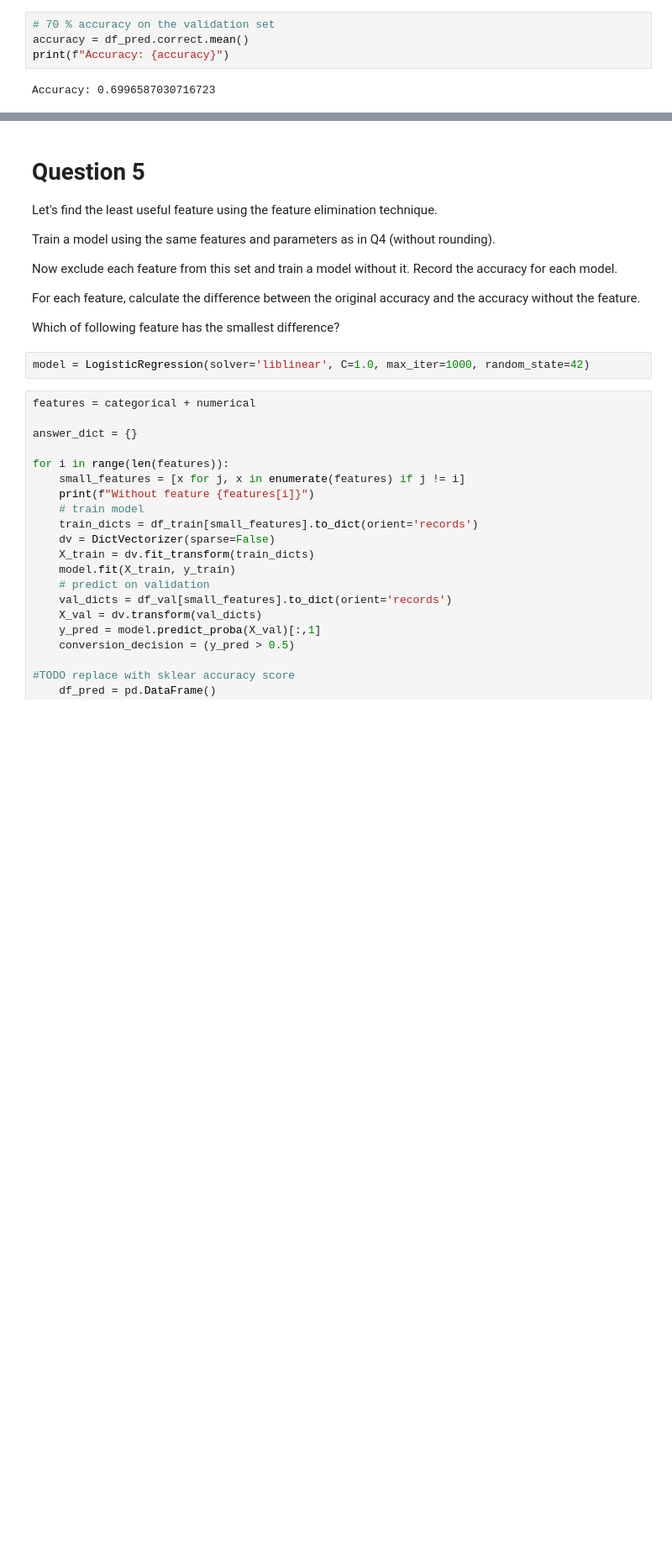
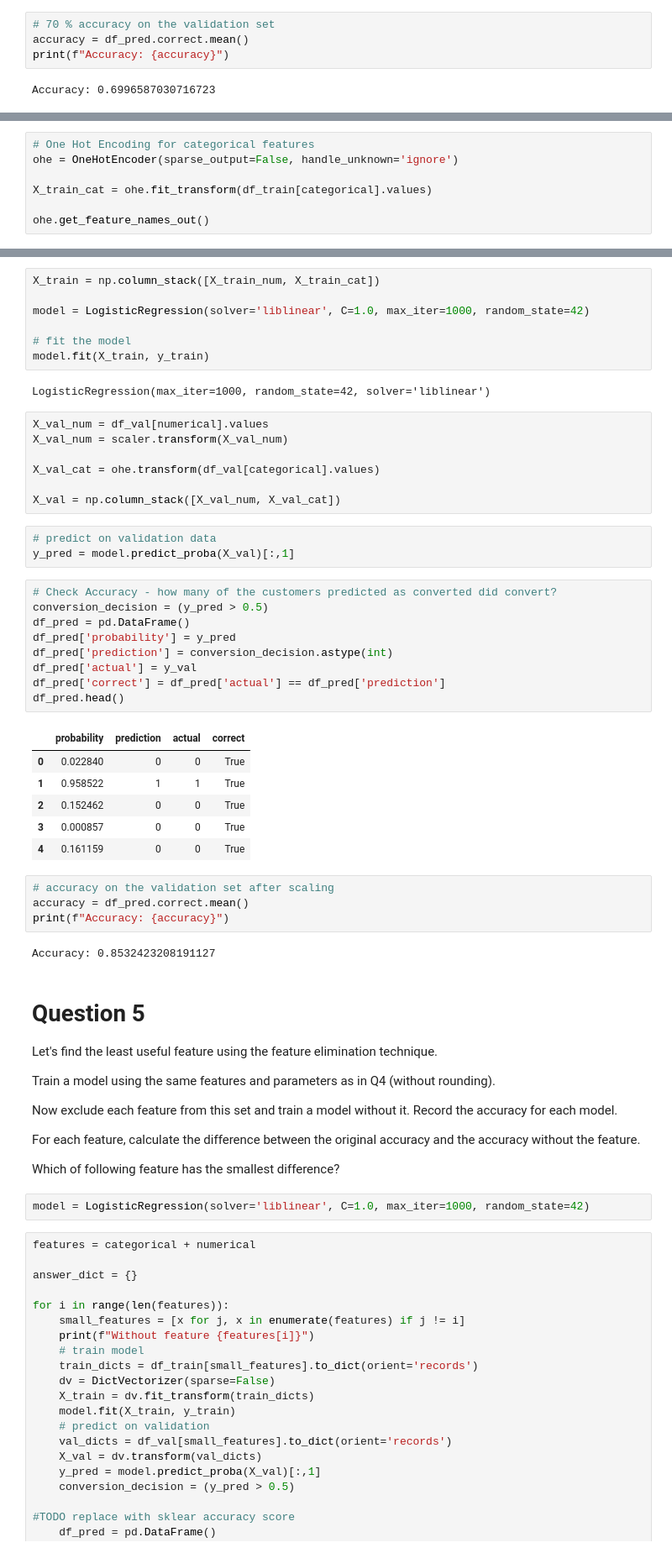
Before and after one commit to jmstache/ml-zoomcamp, a Jupyter notebook: 03-logistic-regression/03-homework.ipynb, the cells around one changed output, grey strips where cells are left out. Shown at 84% size. Saved outputs shown, nothing was run; the diff lists cells and outputs as text; blank space fills up the shorter version.

```diff
--- a/03-logistic-regression/03-homework.ipynb
+++ b/03-logistic-regression/03-homework.ipynb
@@ -288,0 +303,7 @@ Accuracy: 0.6996587030716723
+# %%
+# One Hot Encoding for categorical features
+ohe = OneHotEncoder(sparse_output=False, handle_unknown='ignore')
+
+X_train_cat = ohe.fit_transform(df_train[categorical].values)
+
+ohe.get_feature_names_out()
@@ -289,3 +319,44 @@ Accuracy: 0.6996587030716723
+# %%
+X_train = np.column_stack([X_train_num, X_train_cat])
+
+model = LogisticRegression(solver='liblinear', C=1.0, max_iter=1000, random_state=42)
+
+# fit the model
+model.fit(X_train, y_train)
+# %% [output]
+LogisticRegression(max_iter=1000, random_state=42, solver='liblinear')
+# %%
+X_val_num = df_val[numerical].values
+X_val_num = scaler.transform(X_val_num)
+
+X_val_cat = ohe.transform(df_val[categorical].values)
+
+X_val = np.column_stack([X_val_num, X_val_cat])
+# %%
+# predict on validation data
+y_pred = model.predict_proba(X_val)[:,1]
+# %%
+# Check Accuracy - how many of the customers predicted as converted did convert?
+conversion_decision = (y_pred > 0.5)
+df_pred = pd.DataFrame()
+df_pred['probability'] = y_pred
+df_pred['prediction'] = conversion_decision.astype(int)
+df_pred['actual'] = y_val
+df_pred['correct'] = df_pred['actual'] == df_pred['prediction']
+df_pred.head()
+# %% [output]
+|  | probability | prediction | actual | correct |
+| 0 | 0.022840 | 0 | 0 | True |
+| 1 | 0.958522 | 1 | 1 | True |
+| 2 | 0.152462 | 0 | 0 | True |
+| 3 | 0.000857 | 0 | 0 | True |
+| 4 | 0.161159 | 0 | 0 | True |
+# %%
+# accuracy on the validation set after scaling
+accuracy = df_pred.correct.mean()
+print(f"Accuracy: {accuracy}")
+# %% [output]
+Accuracy: 0.8532423208191127
 # %% [markdown]
 # Question 5
 Let's find the least useful feature using the feature elimination technique.
```
Also changed, not shown: parts of 5 cells of this notebook, 1 other file.
